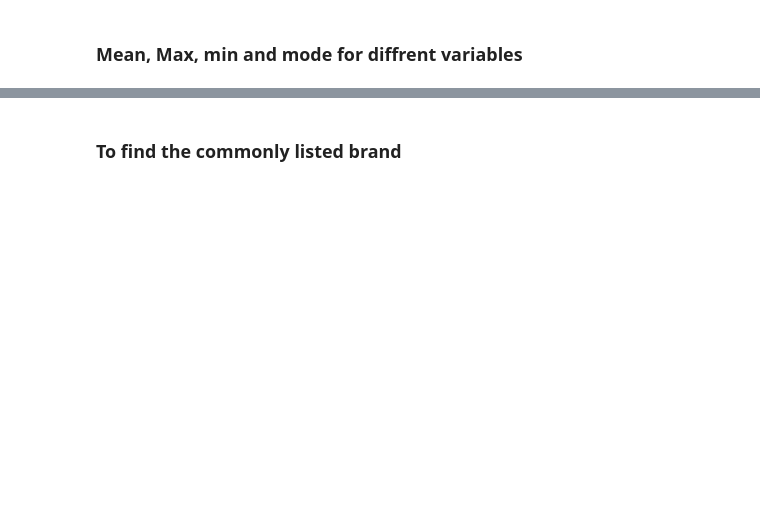
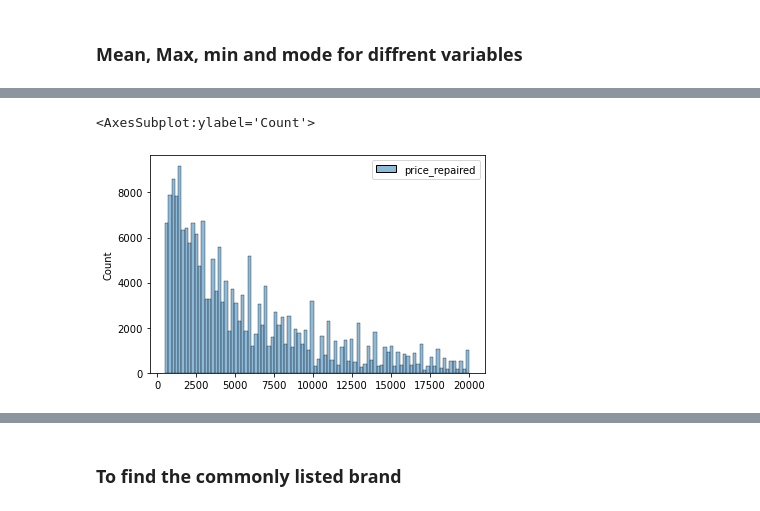
Before and after one commit to ronoevan/Mid-term-Project, a Jupyter notebook: EvansFestus_Mid_Term_Project.ipynb, the cells around one changed output, grey strips where cells are left out. Saved outputs shown, nothing was run; the diff lists cells and outputs as text; code cells hidden in the pictures; blank space fills up the shorter version.

```diff
--- a/EvansFestus_Mid_Term_Project.ipynb
+++ b/EvansFestus_Mid_Term_Project.ipynb
@@ -566,0 +840,5 @@ repaired
+# %%
+sns.histplot(repaired)
+# %% [output]
+<AxesSubplot:ylabel='Count'>
+[figure, added]
```
Also changed, not shown: parts of 83 cells of this notebook.
